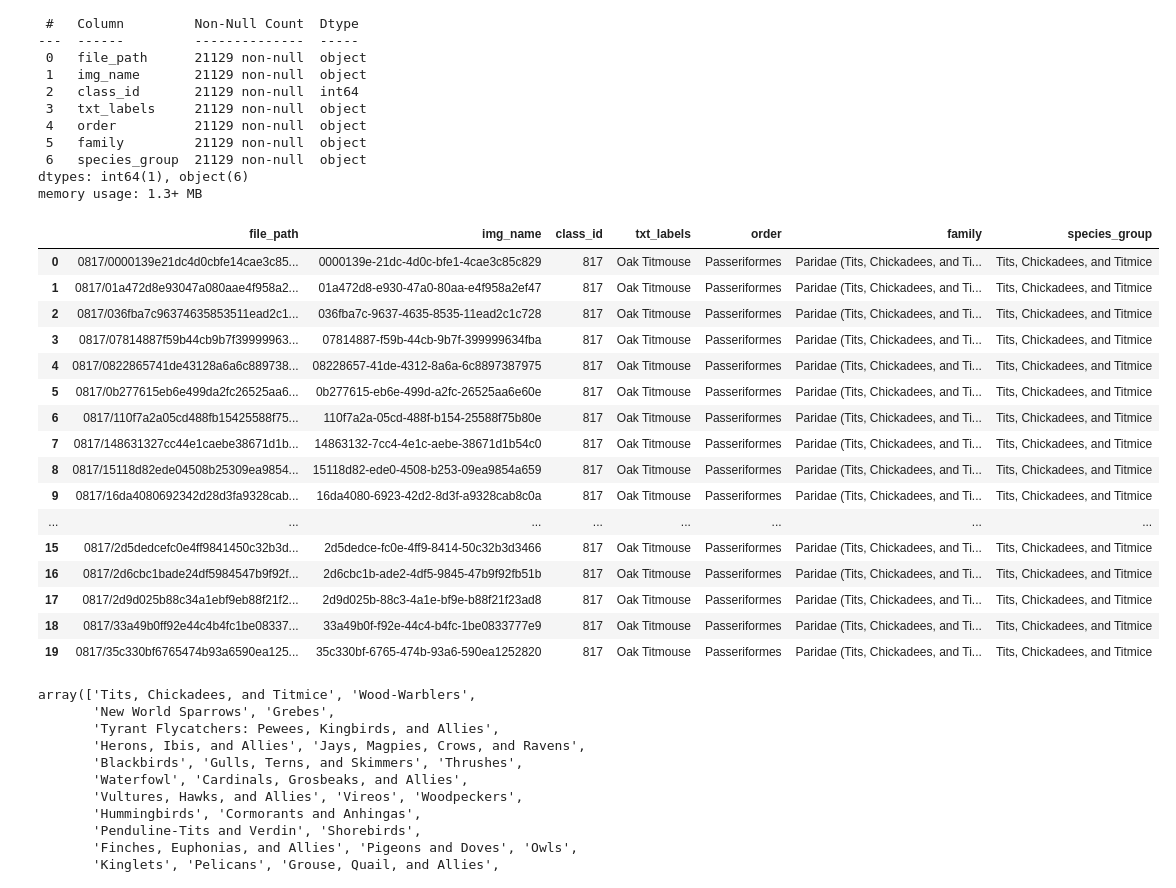
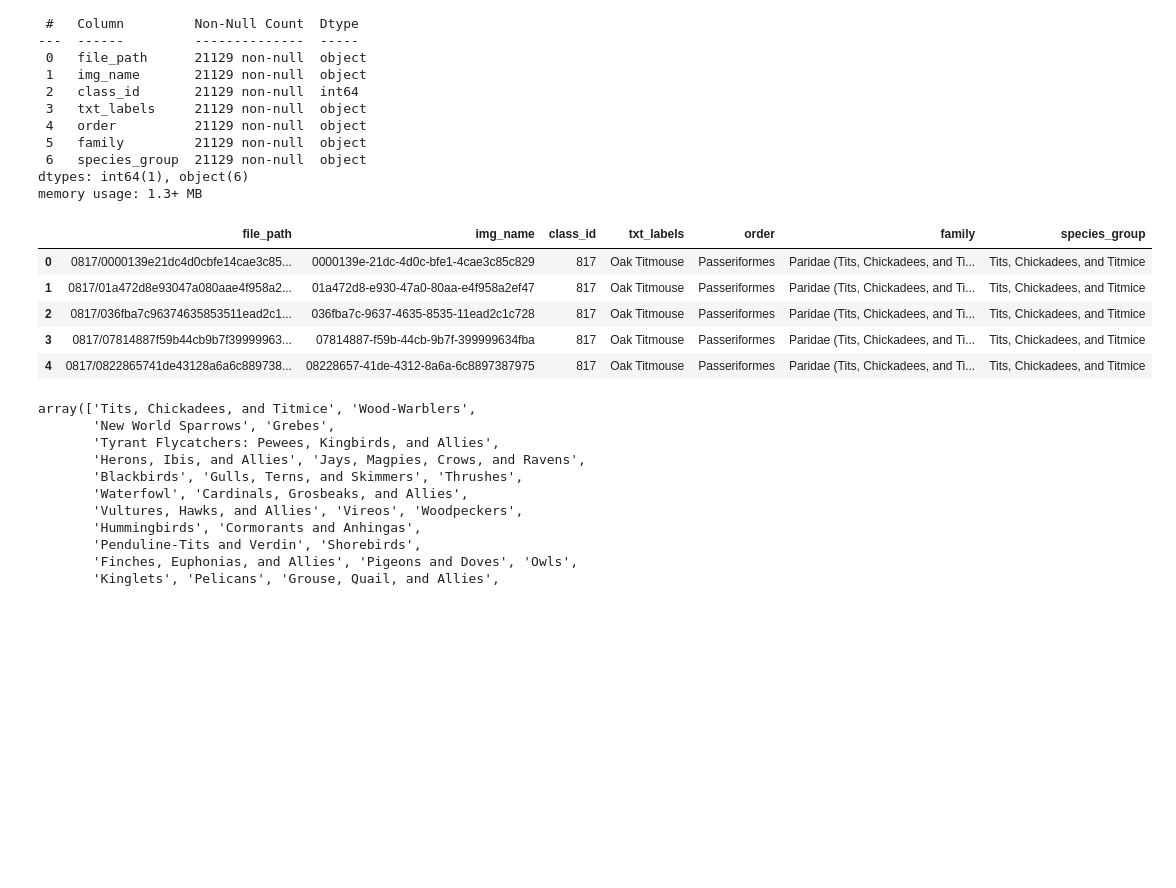
Before and after one commit to cwong690/Birdex, a Jupyter notebook: eda_readme.ipynb, the cells around one changed output. Drawn from its saved outputs; the diff is of its cells as text; code cells hidden in the pictures; blank space fills up the shorter version.

```diff
--- a/eda_readme.ipynb
+++ b/eda_readme.ipynb
@@ -81,25 +76,14 @@ Data columns (total 7 columns):
 dtypes: int64(1), object(6)
 memory usage: 1.3+ MB
 # %%
-final_orders.head(20)
+final_orders.head(5)
 # %% [output]
 |  | file_path | img_name | class_id | txt_labels | order | family | species_group |
 | 0 | 0817/0000139e21dc4d0cbfe14cae3c85... | 0000139e-21dc-4d0c-bfe1-4cae3c85c829 | 817 | Oak Titmouse | Passeriformes | Paridae (Tits, Chickadees, and Ti... | Tits, Chickadees, and Titmice |
 | 1 | 0817/01a472d8e93047a080aae4f958a2... | 01a472d8-e930-47a0-80aa-e4f958a2ef47 | 817 | Oak Titmouse | Passeriformes | Paridae (Tits, Chickadees, and Ti... | Tits, Chickadees, and Titmice |
 | 2 | 0817/036fba7c96374635853511ead2c1... | 036fba7c-9637-4635-8535-11ead2c1c728 | 817 | Oak Titmouse | Passeriformes | Paridae (Tits, Chickadees, and Ti... | Tits, Chickadees, and Titmice |
 | 3 | 0817/07814887f59b44cb9b7f39999963... | 07814887-f59b-44cb-9b7f-399999634fba | 817 | Oak Titmouse | Passeriformes | Paridae (Tits, Chickadees, and Ti... | Tits, Chickadees, and Titmice |
 | 4 | 0817/0822865741de43128a6a6c889738... | 08228657-41de-4312-8a6a-6c8897387975 | 817 | Oak Titmouse | Passeriformes | Paridae (Tits, Chickadees, and Ti... | Tits, Chickadees, and Titmice |
-| 5 | 0817/0b277615eb6e499da2fc26525aa6... | 0b277615-eb6e-499d-a2fc-26525aa6e60e | 817 | Oak Titmouse | Passeriformes | Paridae (Tits, Chickadees, and Ti... | Tits, Chickadees, and Titmice |
-| 6 | 0817/110f7a2a05cd488fb15425588f75... | 110f7a2a-05cd-488f-b154-25588f75b80e | 817 | Oak Titmouse | Passeriformes | Paridae (Tits, Chickadees, and Ti... | Tits, Chickadees, and Titmice |
-| 7 | 0817/148631327cc44e1caebe38671d1b... | 14863132-7cc4-4e1c-aebe-38671d1b54c0 | 817 | Oak Titmouse | Passeriformes | Paridae (Tits, Chickadees, and Ti... | Tits, Chickadees, and Titmice |
-| 8 | 0817/15118d82ede04508b25309ea9854... | 15118d82-ede0-4508-b253-09ea9854a659 | 817 | Oak Titmouse | Passeriformes | Paridae (Tits, Chickadees, and Ti... | Tits, Chickadees, and Titmice |
-| 9 | 0817/16da4080692342d28d3fa9328cab... | 16da4080-6923-42d2-8d3f-a9328cab8c0a | 817 | Oak Titmouse | Passeriformes | Paridae (Tits, Chickadees, and Ti... | Tits, Chickadees, and Titmice |
-| ... | ... | ... | ... | ... | ... | ... | ... |
-| 15 | 0817/2d5dedcefc0e4ff9841450c32b3d... | 2d5dedce-fc0e-4ff9-8414-50c32b3d3466 | 817 | Oak Titmouse | Passeriformes | Paridae (Tits, Chickadees, and Ti... | Tits, Chickadees, and Titmice |
-| 16 | 0817/2d6cbc1bade24df5984547b9f92f... | 2d6cbc1b-ade2-4df5-9845-47b9f92fb51b | 817 | Oak Titmouse | Passeriformes | Paridae (Tits, Chickadees, and Ti... | Tits, Chickadees, and Titmice |
-| 17 | 0817/2d9d025b88c34a1ebf9eb88f21f2... | 2d9d025b-88c3-4a1e-bf9e-b88f21f23ad8 | 817 | Oak Titmouse | Passeriformes | Paridae (Tits, Chickadees, and Ti... | Tits, Chickadees, and Titmice |
-| 18 | 0817/33a49b0ff92e44c4b4fc1be08337... | 33a49b0f-f92e-44c4-b4fc-1be0833777e9 | 817 | Oak Titmouse | Passeriformes | Paridae (Tits, Chickadees, and Ti... | Tits, Chickadees, and Titmice |
-| 19 | 0817/35c330bf6765474b93a6590ea125... | 35c330bf-6765-474b-93a6-590ea1252820 | 817 | Oak Titmouse | Passeriformes | Paridae (Tits, Chickadees, and Ti... | Tits, Chickadees, and Titmice |
 # %%
 final_orders['species_group'].unique()
 # %% [output]
```
Also changed, not shown: parts of 12 cells of this notebook, 10 other files.
